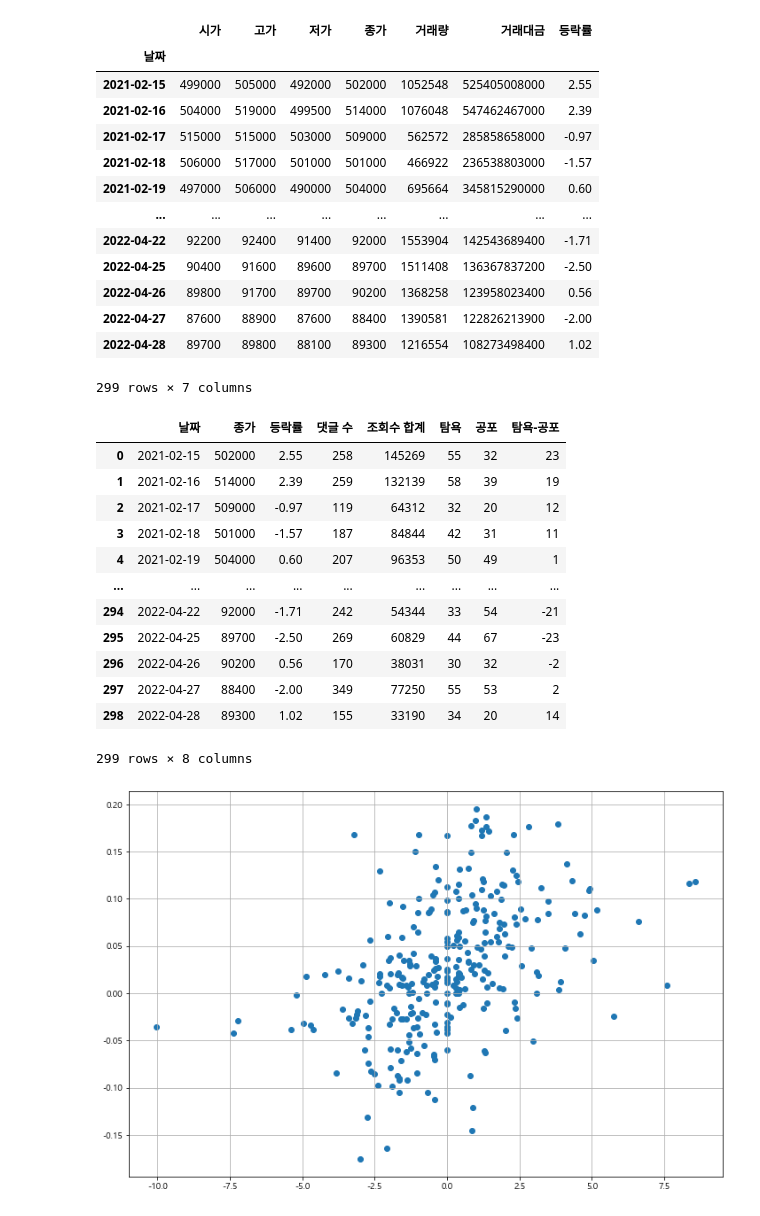
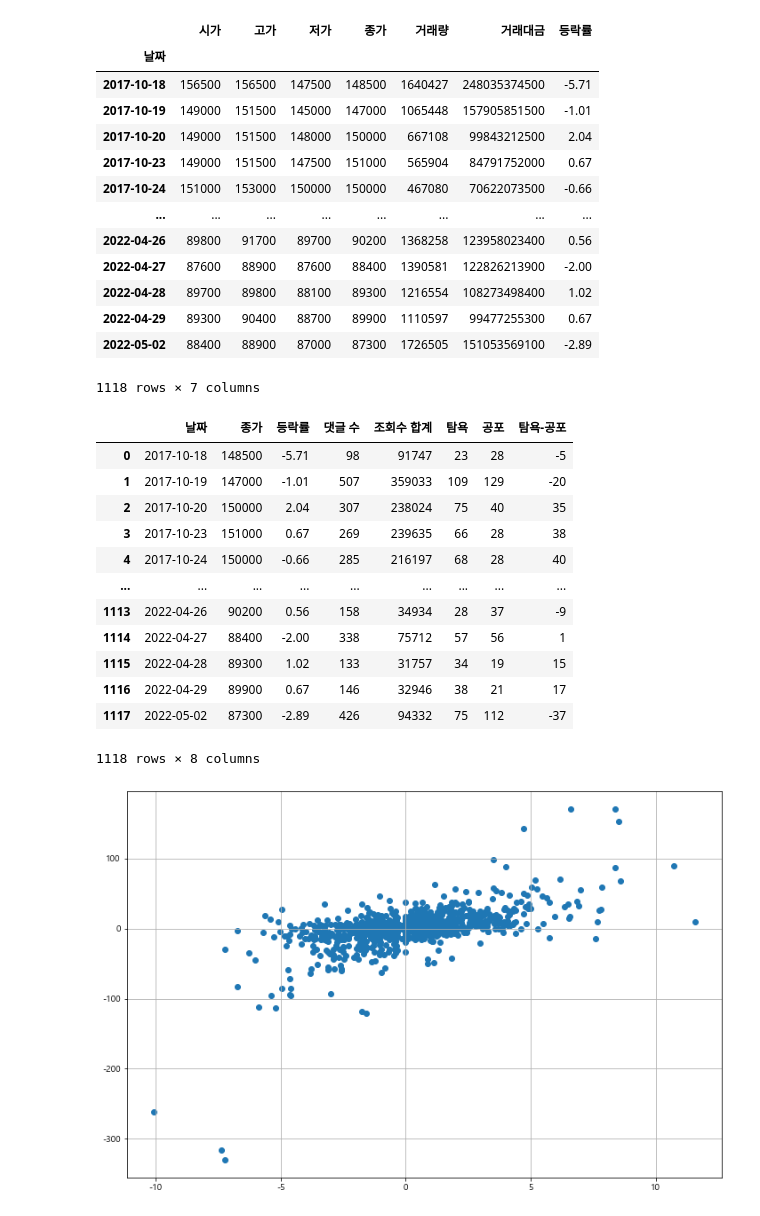
Before and after one commit to dbwlgns15/ANOTHER_SENSE, a Jupyter notebook: 유지훈_네이버종목토론방5_공포탐욕필터링.ipynb, the cells around one changed output. Cells and saved outputs as stored; diff of their text form; code cells hidden in the pictures.

```diff
--- a/유지훈_네이버종목토론방5_공포탐욕필터링.ipynb
+++ b/유지훈_네이버종목토론방5_공포탐욕필터링.ipynb
@@ -12,22 +12,22 @@ import warnings
 warnings.filterwarnings('ignore')
 # %%
 greed_word = ['매수','사','사다','사라','사면','사고','줍다','들어오다','들어가다','타다','수급','매집','올라타다' # 주식 구매 단어
-              ,'탑승','불나방','담다','추매','추미애','영차'
+              ,'탑승','불나방','담다','영차'
               ,'오르다','올라가다','올리다','올려주다','올린다','오름','올려놓다','오른','상향' # 주식 가격 상승 단어
               ,'양봉','상방','상승','살아나다','양전','상한','반등','폭등','퍽등','급등'
               ,'탐욕','찬티','좋다','간다','가다','가즈','싸다','익절','제발','최고','돌파','수익','위대하다','먹다' # 탐욕 단어
-              ,'기회','바닥','호재','버티다','존버','감사','감사하다','대박','대단하다','승리','찬양','믿다','흑우'
-              ,'개꿀','회복','갓','홀딩','부활']
+              ,'기회','호재','감사','감사하다','대박','대단하다','승리','찬양','믿다','회복','갓','부활'
+              ,'개꿀']
 
 fear_word = ['공매도','공매','매도','팔','파다','팔다','팔고','팔면','던지다','털다','탈출','튀다','튀어','설거지' # 주식 판매 단어
              ,'손절','버리다'
              ,'떨어지다','떨구다','빠지다','하락','폭락','떡락','조정','급락','음봉','하방','폭포수','음전' # 주식 가격 하락 단어
              ,'반토막','내리다','내려오다','깨지다','대퍽락','나락','붕괴','추락'
              ,'공포','안티','망하다','물리다','끝나다','손해','폭망','거품','무섭다','자살','악재','상폐','개미지옥' # 공포 단어
-             ,'시발','염병','욕','짜증나다','걸레','어휴','개','놈','아가리','빡치다','지랄','손실'
-             ,'개관','주가조작','쓰레기','죽다','패닉']
+             ,'시발','염병','욕','짜증나다','걸레','어휴','개','놈','아가리','빡치다','지랄','손실','버티다','존버'
+             ,'개관','주가조작','쓰레기','죽다','패닉','홀딩','바닥','흑우','추매','추미애']
 # %%
-df = pd.read_csv('./src/네이버종토방댓글_카카오_7500.csv')
+df = pd.read_csv('./src/네이버종토방댓글_카카오_15000.csv')
 df = df[df['댓글'] != 'error'] # 크롤링 에러 제거
 df = df.dropna() # 결측치 제거
 df
@@ -171,46 +173,46 @@ plt.plot(-day_df['공포'])
 # %%
-pykrx_df = stock.get_market_ohlcv_by_date(fromdate='2021-02-15', todate='2022-04-28', ticker="035720", adjusted=False)
+pykrx_df = stock.get_market_ohlcv_by_date(fromdate='2017-10-18', todate='2022-05-02', ticker="035720", adjusted=False)
 pykrx_df
 # %% [output]
 |  | 시가 | 고가 | 저가 | 종가 | 거래량 | 거래대금 | 등락률 |
 | 날짜 |  |  |  |  |  |  |  |
-| 2021-02-15 | 499000 | 505000 | 492000 | 502000 | 1052548 | 525405008000 | 2.55 |
-| 2021-02-16 | 504000 | 519000 | 499500 | 514000 | 1076048 | 547462467000 | 2.39 |
-| 2021-02-17 | 515000 | 515000 | 503000 | 509000 | 562572 | 285858658000 | -0.97 |
-| 2021-02-18 | 506000 | 517000 | 501000 | 501000 | 466922 | 236538803000 | -1.57 |
-| 2021-02-19 | 497000 | 506000 | 490000 | 504000 | 695664 | 345815290000 | 0.60 |
+| 2017-10-18 | 156500 | 156500 | 147500 | 148500 | 1640427 | 248035374500 | -5.71 |
+| 2017-10-19 | 149000 | 151500 | 145000 | 147000 | 1065448 | 157905851500 | -1.01 |
+| 2017-10-20 | 149000 | 151500 | 148000 | 150000 | 667108 | 99843212500 | 2.04 |
+| 2017-10-23 | 149000 | 151500 | 147500 | 151000 | 565904 | 84791752000 | 0.67 |
+| 2017-10-24 | 151000 | 153000 | 150000 | 150000 | 467080 | 70622073500 | -0.66 |
 | ... | ... | ... | ... | ... | ... | ... | ... |
-| 2022-04-22 | 92200 | 92400 | 91400 | 92000 | 1553904 | 142543689400 | -1.71 |
-| 2022-04-25 | 90400 | 91600 | 89600 | 89700 | 1511408 | 136367837200 | -2.50 |
 | 2022-04-26 | 89800 | 91700 | 89700 | 90200 | 1368258 | 123958023400 | 0.56 |
 | 2022-04-27 | 87600 | 88900 | 87600 | 88400 | 1390581 | 122826213900 | -2.00 |
 | 2022-04-28 | 89700 | 89800 | 88100 | 89300 | 1216554 | 108273498400 | 1.02 |
+| 2022-04-29 | 89300 | 90400 | 88700 | 89900 | 1110597 | 99477255300 | 0.67 |
+| 2022-05-02 | 88400 | 88900 | 87000 | 87300 | 1726505 | 151053569100 | -2.89 |
-299 rows × 7 columns
+1118 rows × 7 columns
 # %%
 df2 = pykrx_df[['종가','등락률']].join(day_df).reset_index()
 df2
 # %% [output]
 |  | 날짜 | 종가 | 등락률 | 댓글 수 | 조회수 합계 | 탐욕 | 공포 | 탐욕-공포 |
-| 0 | 2021-02-15 | 502000 | 2.55 | 258 | 145269 | 55 | 32 | 23 |
-| 1 | 2021-02-16 | 514000 | 2.39 | 259 | 132139 | 58 | 39 | 19 |
-| 2 | 2021-02-17 | 509000 | -0.97 | 119 | 64312 | 32 | 20 | 12 |
-| 3 | 2021-02-18 | 501000 | -1.57 | 187 | 84844 | 42 | 31 | 11 |
-| 4 | 2021-02-19 | 504000 | 0.60 | 207 | 96353 | 50 | 49 | 1 |
+| 0 | 2017-10-18 | 148500 | -5.71 | 98 | 91747 | 23 | 28 | -5 |
+| 1 | 2017-10-19 | 147000 | -1.01 | 507 | 359033 | 109 | 129 | -20 |
+| 2 | 2017-10-20 | 150000 | 2.04 | 307 | 238024 | 75 | 40 | 35 |
+| 3 | 2017-10-23 | 151000 | 0.67 | 269 | 239635 | 66 | 28 | 38 |
+| 4 | 2017-10-24 | 150000 | -0.66 | 285 | 216197 | 68 | 28 | 40 |
 | ... | ... | ... | ... | ... | ... | ... | ... | ... |
-| 294 | 2022-04-22 | 92000 | -1.71 | 242 | 54344 | 33 | 54 | -21 |
-| 295 | 2022-04-25 | 89700 | -2.50 | 269 | 60829 | 44 | 67 | -23 |
-| 296 | 2022-04-26 | 90200 | 0.56 | 170 | 38031 | 30 | 32 | -2 |
-| 297 | 2022-04-27 | 88400 | -2.00 | 349 | 77250 | 55 | 53 | 2 |
-| 298 | 2022-04-28 | 89300 | 1.02 | 155 | 33190 | 34 | 20 | 14 |
+| 1113 | 2022-04-26 | 90200 | 0.56 | 158 | 34934 | 28 | 37 | -9 |
+| 1114 | 2022-04-27 | 88400 | -2.00 | 338 | 75712 | 57 | 56 | 1 |
+| 1115 | 2022-04-28 | 89300 | 1.02 | 133 | 31757 | 34 | 19 | 15 |
+| 1116 | 2022-04-29 | 89900 | 0.67 | 146 | 32946 | 38 | 21 | 17 |
+| 1117 | 2022-05-02 | 87300 | -2.89 | 426 | 94332 | 75 | 112 | -37 |
-299 rows × 8 columns
+1118 rows × 8 columns
 # %%
 plt.figure(figsize=(12,8))
 
 x = df2['등락률']
-y = df2['탐욕-공포']/df2['댓글 수']
+y = df2['탐욕-공포']
 
 plt.scatter(x, y)
 plt.grid()
 plt.show()
 # %% [output]
-[figure, old version]
+[figure, new version]
```
Also changed, not shown: parts of 16 cells of this notebook, 1 other file.
